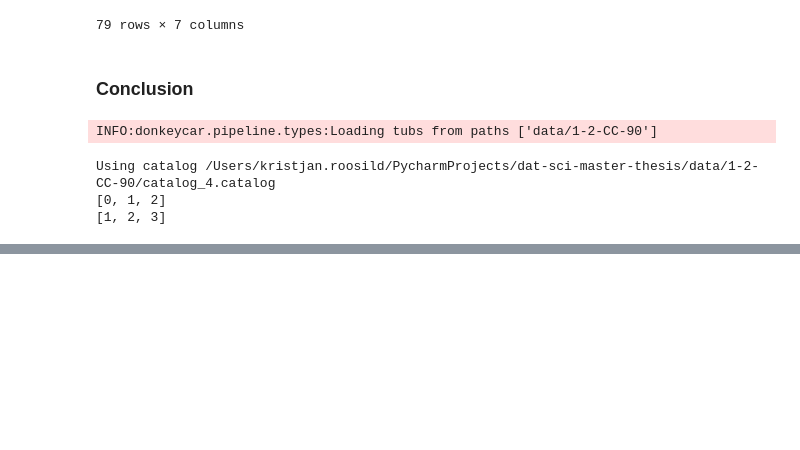
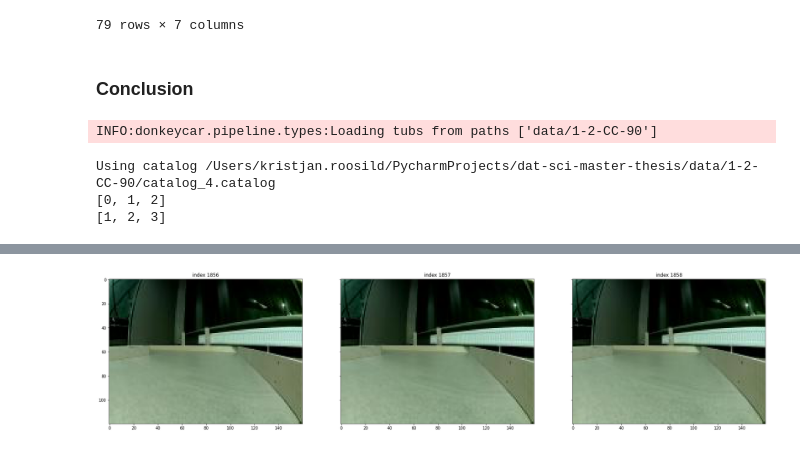
Before and after one commit to kristjanr/dat-sci-master-thesis, a Jupyter notebook: EDA1.ipynb, the cells around one changed output, grey strips where cells are left out. Cells and saved outputs as stored; diff of their text form; code cells hidden in the pictures; blank space fills up the shorter version.

```diff
--- a/EDA1.ipynb
+++ b/EDA1.ipynb
@@ -509,0 +526,4 @@ print([r.underlying['_index'] for r in data[1754]])
+# %%
+show_images_of_record(data[1754])
+# %% [output]
+[figure, added]
```
Also changed, not shown: parts of 2 cells of this notebook.
